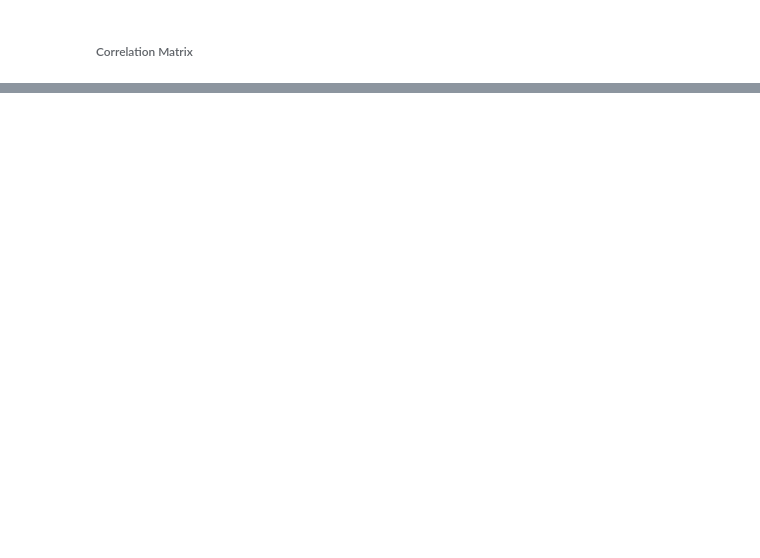
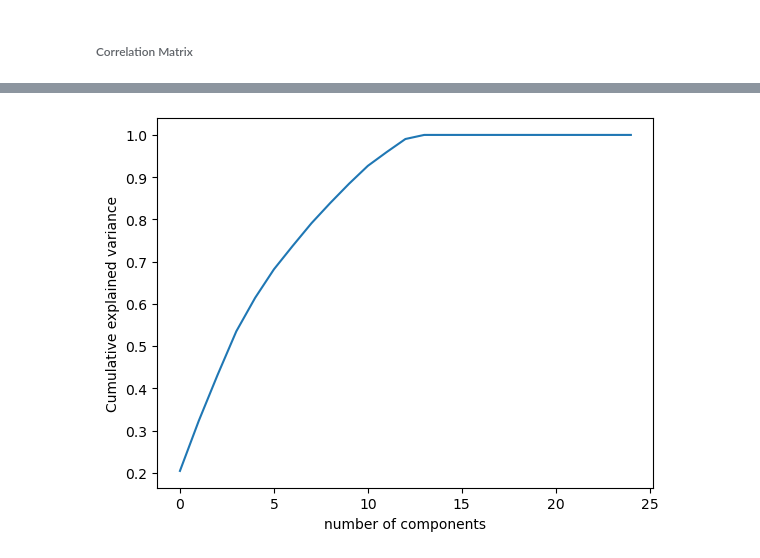
Before and after one commit to johnsi/rideshare_trip_ml, a Jupyter notebook: NYC Taxi Trip Analysis.ipynb, the cells around one changed output, grey strips where cells are left out. Cells and saved outputs as stored; diff of their text form; code cells hidden in the pictures; blank space fills up the shorter version.

```diff
--- a/NYC Taxi Trip Analysis.ipynb
+++ b/NYC Taxi Trip Analysis.ipynb
@@ -417,0 +384,22 @@ data_correlations.loc[data_correlations['Value'].abs().sort_values(ascending=Fal
+# %%
+#Split the data into training and test
+df = taxi_1day.copy()
+df_final = df.drop(['pickup_datetime','dropoff_datetime','id','Unnamed: 0'],axis=1)
+x = df_final.drop('trip_duration',axis=1)#df.iloc[:, [2, 5,10, 12,14,16,17,18,22,23,24,25,28,29,27]].values
+y = df_final['trip_duration']#df.iloc[:,11].values
+
+
+x_train, x_test, y_train, y_test = train_test_split(x, y, test_size=0.2,random_state = 7294)
+# Z-score the features
+scaler = StandardScaler()
+scaler.fit(x)
+X_scaled = scaler.transform(x)
+# %%
+from sklearn.decomposition import PCA
+pca = PCA().fit(X_scaled)
+plt.plot(np.cumsum(pca.explained_variance_ratio_))
+plt.xlabel("number of components")
+plt.ylabel("Cumulative explained variance")
+plt.show()
+# %% [output]
+[figure, added]
```
Also changed, not shown: parts of 40 cells of this notebook.
